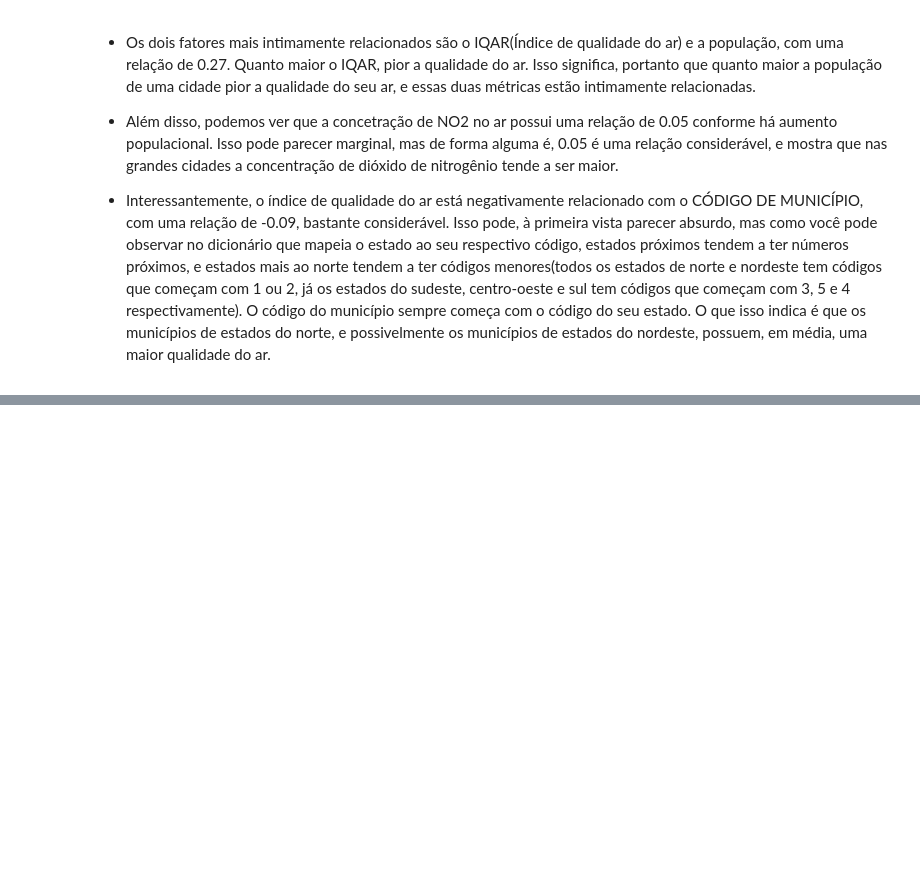
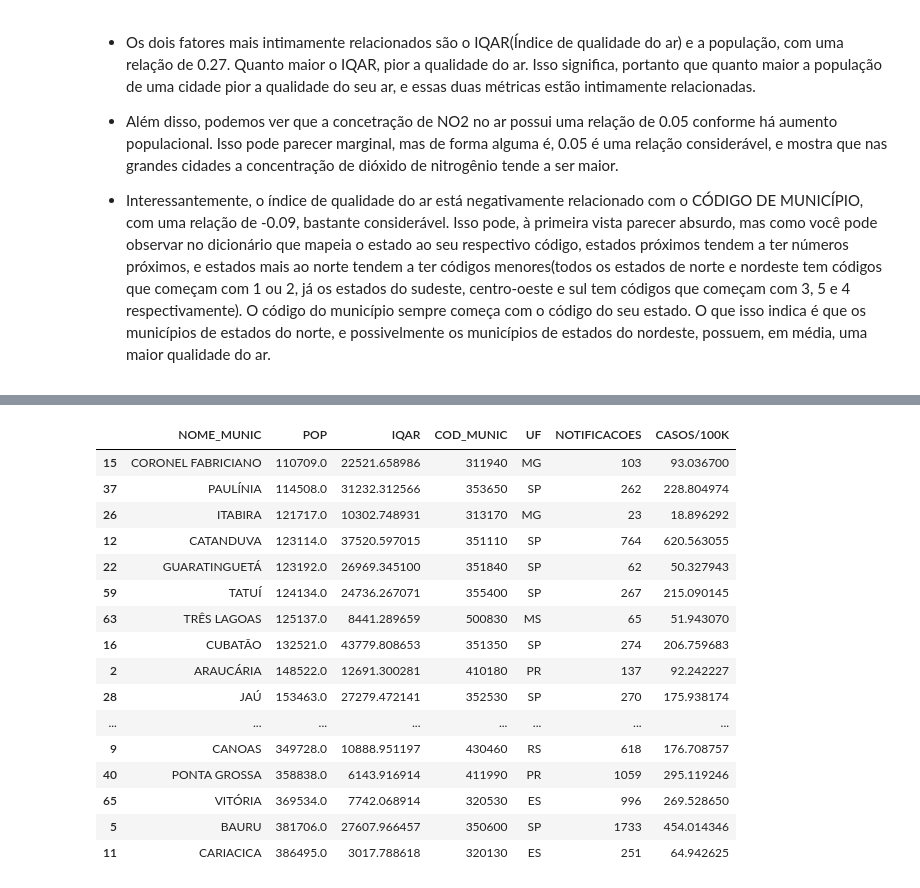
Before and after one commit to GiorussoP/TP2-BD-UFMG, a Jupyter notebook: analise1.ipynb, the cells around one changed output, grey strips where cells are left out. Cells and saved outputs as stored; diff of their text form; code cells hidden in the pictures; blank space fills up the shorter version.

```diff
--- a/analise1.ipynb
+++ b/analise1.ipynb
@@ -323,0 +455,25 @@ Essa matriz de correlação pode ser interpretada da seguinte forma: Quanto mais
+# %%
+grouped_meningite['CASOS/100K'] = grouped_meningite['NOTIFICACOES']/grouped_meningite['POP']*100000
+grouped_meningite = grouped_meningite.sort_values(by='POP',ascending=True)
+pd.set_option('display.max_rows', None)
+pd.set_option('display.max_columns', None)
+filtered_grouped_meningite = grouped_meningite[(grouped_meningite['POP'] >= 100000) & (grouped_meningite['POP'] <= 400000)]
+filtered_grouped_meningite
+# %% [output]
+|  | NOME_MUNIC | POP | IQAR | COD_MUNIC | UF | NOTIFICACOES | CASOS/100K |
+| 15 | CORONEL FABRICIANO | 110709.0 | 22521.658986 | 311940 | MG | 103 | 93.036700 |
+| 37 | PAULÍNIA | 114508.0 | 31232.312566 | 353650 | SP | 262 | 228.804974 |
+| 26 | ITABIRA | 121717.0 | 10302.748931 | 313170 | MG | 23 | 18.896292 |
+| 12 | CATANDUVA | 123114.0 | 37520.597015 | 351110 | SP | 764 | 620.563055 |
+| 22 | GUARATINGUETÁ | 123192.0 | 26969.345100 | 351840 | SP | 62 | 50.327943 |
+| 59 | TATUÍ | 124134.0 | 24736.267071 | 355400 | SP | 267 | 215.090145 |
+| 63 | TRÊS LAGOAS | 125137.0 | 8441.289659 | 500830 | MS | 65 | 51.943070 |
+| 16 | CUBATÃO | 132521.0 | 43779.808653 | 351350 | SP | 274 | 206.759683 |
+| 2 | ARAUCÁRIA | 148522.0 | 12691.300281 | 410180 | PR | 137 | 92.242227 |
+| 28 | JAÚ | 153463.0 | 27279.472141 | 352530 | SP | 270 | 175.938174 |
+| ... | ... | ... | ... | ... | ... | ... | ... |
+| 9 | CANOAS | 349728.0 | 10888.951197 | 430460 | RS | 618 | 176.708757 |
+| 40 | PONTA GROSSA | 358838.0 | 6143.916914 | 411990 | PR | 1059 | 295.119246 |
+| 65 | VITÓRIA | 369534.0 | 7742.068914 | 320530 | ES | 996 | 269.528650 |
+| 5 | BAURU | 381706.0 | 27607.966457 | 350600 | SP | 1733 | 454.014346 |
+| 11 | CARIACICA | 386495.0 | 3017.788618 | 320130 | ES | 251 | 64.942625 |
```
Also changed, not shown: parts of 19 cells of this notebook.
